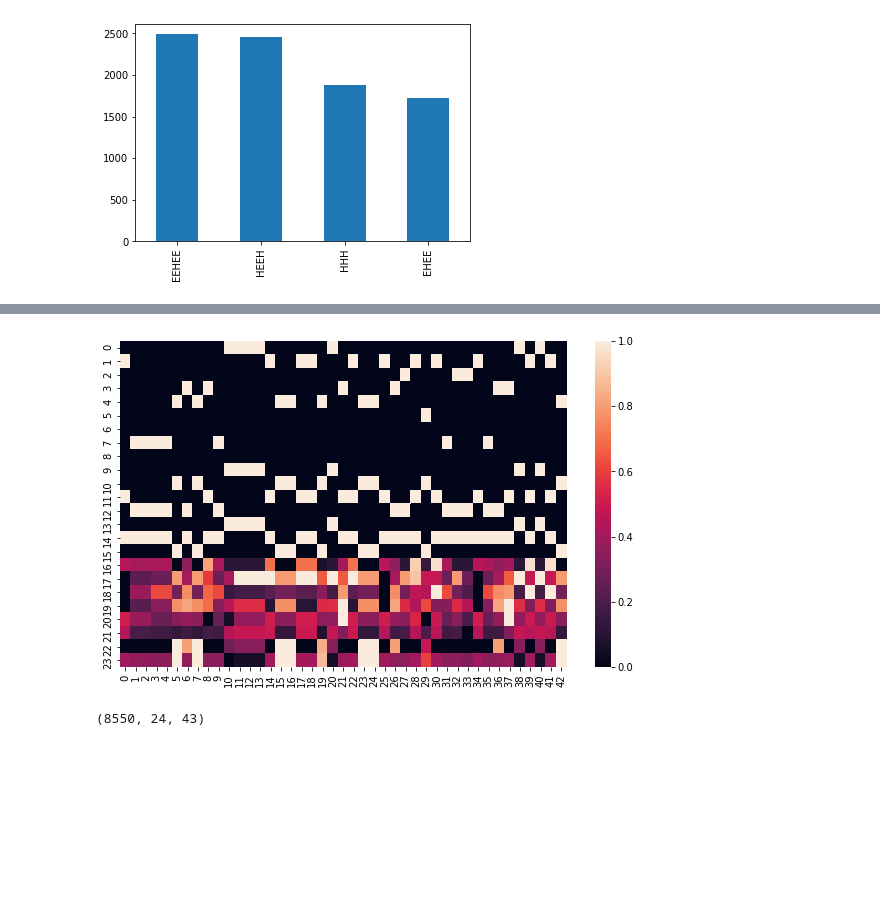
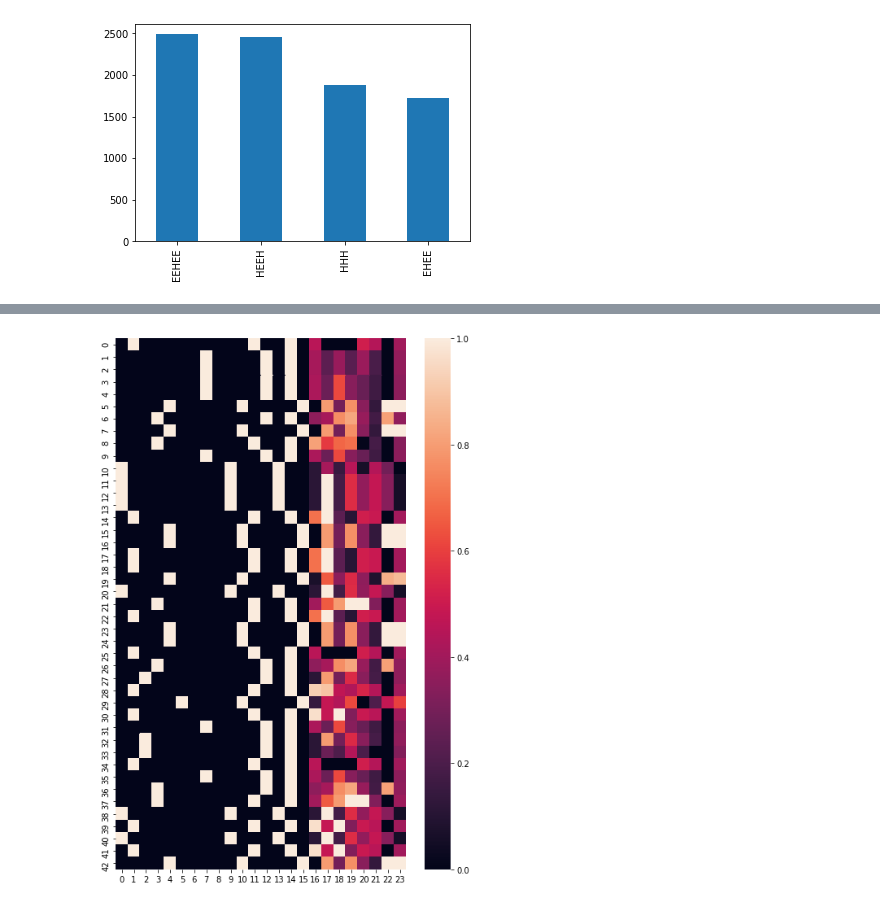
Before and after one commit to AlessioZanga/BioHackaton2021, a Jupyter notebook: dataset_exploration.ipynb, the cells around one changed output, grey strips where cells are left out. Drawn from its saved outputs; the diff is of its cells as text; code cells hidden in the pictures; blank space fills up the shorter version.

```diff
--- a/dataset_exploration.ipynb
+++ b/dataset_exploration.ipynb
@@ -260,9 +227,14 @@ def get_sequence_features(sequence: str):
     return np.vstack([
         aminoacids.T[s].values
         for s in sequence
-    ]).T
+    ])
+# %%
+sequence_feat = np.array([
+    get_sequence_features(s)
+    for s in single_train["sequence"]
+])
 # %%
-_, ax = plt.subplots(figsize=(10, 6))
-_ = sns.heatmap(get_sequence_features(single_train.loc[0, "sequence"]), ax=ax)
+_, ax = plt.subplots(figsize=(8, 12))
+_ = sns.heatmap(sequence_feat[0], ax=ax)
 # %% [output]
-[figure, old version]
+[figure, new version]
@@ -274,4 +240,0 @@ sequence_features = np.array([
-# %%
-sequence_features.shape
-# %% [output]
-(8550, 24, 43)
```
Also changed, not shown: parts of 21 cells of this notebook, 8 other files.
